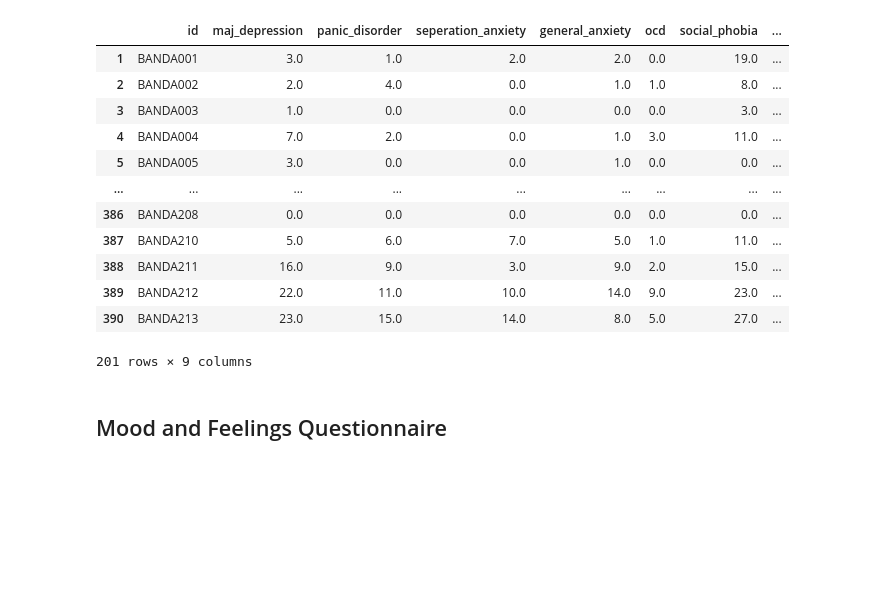
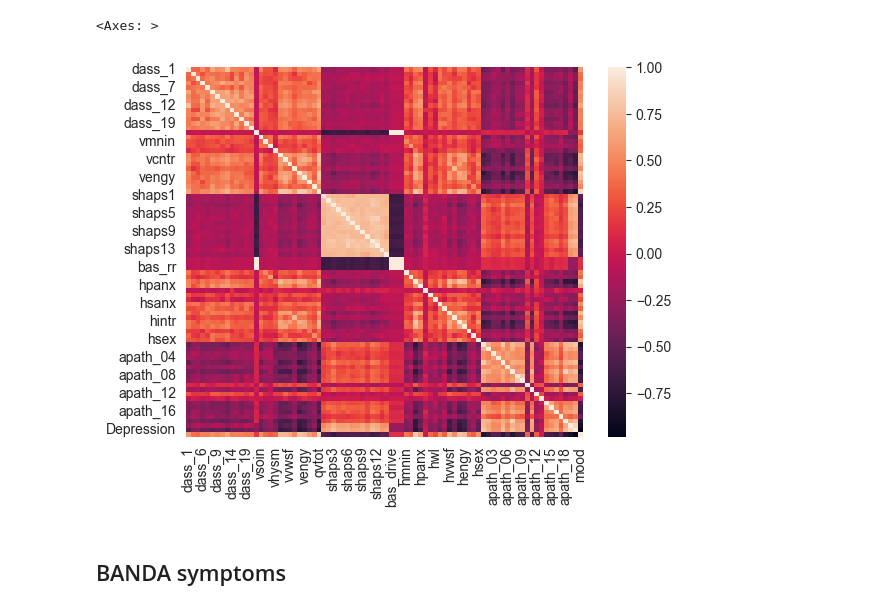
Before and after one commit to Daniel-Halls/conilab, a Jupyter notebook: conilab/hcp-disease/symptom_clusters.ipynb, the cells around one changed output. Cells and saved outputs as stored; diff of their text form; code cells hidden in the pictures; blank space fills up the shorter version.

```diff
--- a/conilab/hcp-disease/symptom_clusters.ipynb
+++ b/conilab/hcp-disease/symptom_clusters.ipynb
@@ -27,3 +120,11 @@ def nn(score):
+# %%
+sns.heatmap(pd.concat([pdc_scores[pdc_columns], pdc_data[['Anxiety', 'Depression', 'mood']]], axis=1).corr()
+)
+# %% [output]
+<Axes: >
+[figure, added]
+# %% [markdown]
+## BANDA symptoms
 # %%
 sub_scores = {
     "social_phobia": [4, 7, 8, 12, 20, 30, 32, 38, 43],
@@ -66,21 +167,3 @@ except Exception as e:
 rcads_df['internalising'] = rcads_df.iloc[:, 1:].sum(axis=1)
 rcads_df['anxiety'] = rcads_df.iloc[:, 2:7].sum(axis=1)
 rcads_df = rcads_df.rename(columns={"particpant": "id"})
-# %%
-rcads_df
-# %% [output]
-|  | id | maj_depression | panic_disorder | seperation_anxiety | general_anxiety | ocd | social_phobia | ... |
-| 1 | BANDA001 | 3.0 | 1.0 | 2.0 | 2.0 | 0.0 | 19.0 | ... |
-| 2 | BANDA002 | 2.0 | 4.0 | 0.0 | 1.0 | 1.0 | 8.0 | ... |
-| 3 | BANDA003 | 1.0 | 0.0 | 0.0 | 0.0 | 0.0 | 3.0 | ... |
-| 4 | BANDA004 | 7.0 | 2.0 | 0.0 | 1.0 | 3.0 | 11.0 | ... |
-| 5 | BANDA005 | 3.0 | 0.0 | 0.0 | 1.0 | 0.0 | 0.0 | ... |
-| ... | ... | ... | ... | ... | ... | ... | ... | ... |
-| 386 | BANDA208 | 0.0 | 0.0 | 0.0 | 0.0 | 0.0 | 0.0 | ... |
-| 387 | BANDA210 | 5.0 | 6.0 | 7.0 | 5.0 | 1.0 | 11.0 | ... |
-| 388 | BANDA211 | 16.0 | 9.0 | 3.0 | 9.0 | 2.0 | 15.0 | ... |
-| 389 | BANDA212 | 22.0 | 11.0 | 10.0 | 14.0 | 9.0 | 23.0 | ... |
-| 390 | BANDA213 | 23.0 | 15.0 | 14.0 | 8.0 | 5.0 | 27.0 | ... |
-201 rows × 9 columns
-# %% [markdown]
-## Mood and Feelings Questionnaire
```
Also changed, not shown: parts of 88 cells of this notebook, 12 other files.
